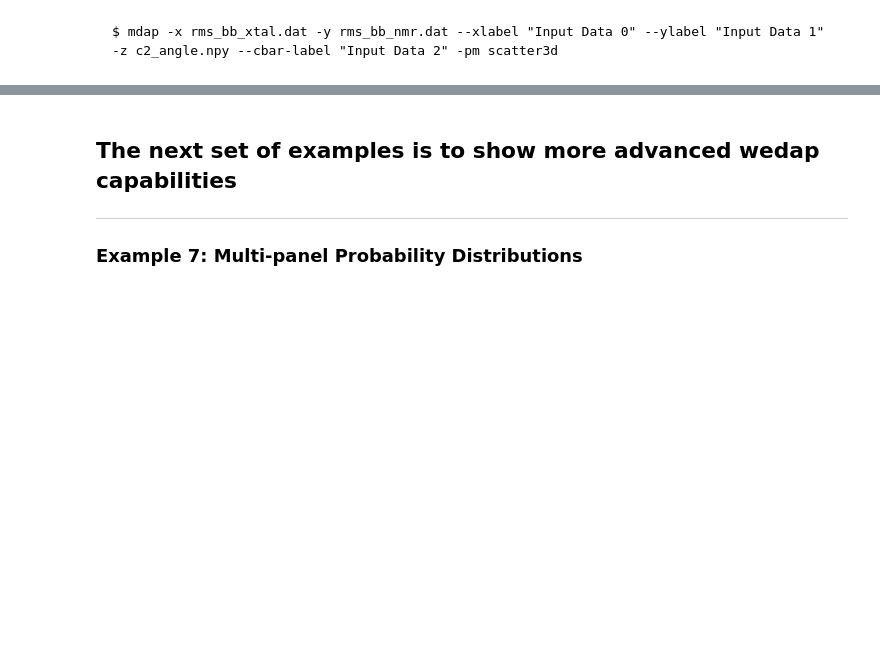
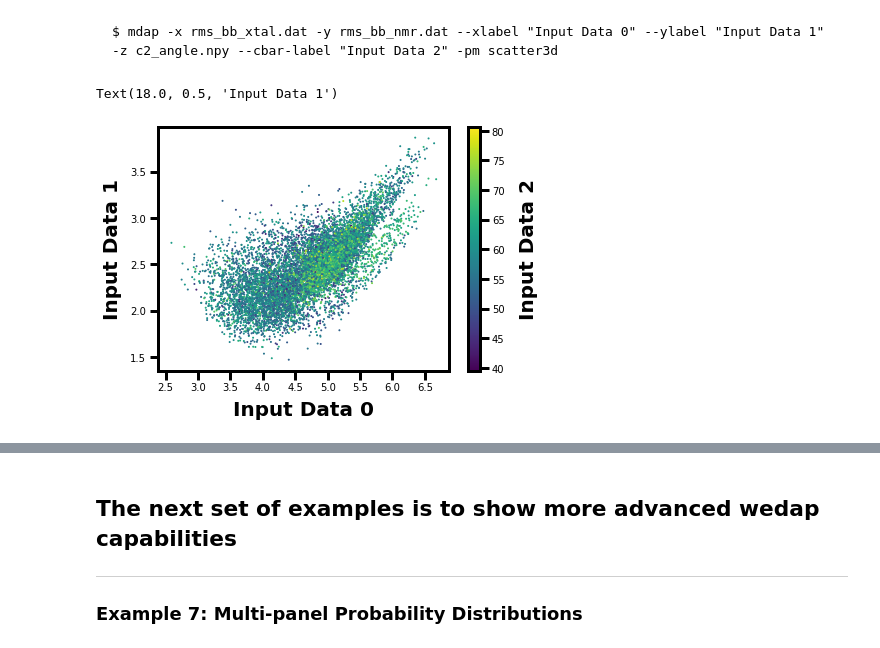
Before and after one commit to darianyang/wedap, a Jupyter notebook: examples/notebook/wedap_demo.ipynb, the cells around one changed output, grey strips where cells are left out. Saved outputs shown, nothing was run; the diff lists cells and outputs as text; code cells hidden in the pictures; blank space fills up the shorter version.

````diff
--- a/examples/notebook/wedap_demo.ipynb
+++ b/examples/notebook/wedap_demo.ipynb
@@ -224,3 +235,11 @@ $ mdap -x rms_bb_xtal.dat -y rms_bb_nmr.dat --xlabel "Input Data 0" --ylabel "In
 ```
 $ mdap -x rms_bb_xtal.dat -y rms_bb_nmr.dat --xlabel "Input Data 0" --ylabel "Input Data 1" -z c2_angle.npy --cbar-label "Input Data 2" -pm scatter3d
 ```
+# %%
+mdap.MD_Plot(Xname=["rms_bb_xtal.dat"], Yname=["rms_bb_nmr.dat"], Zname=["c2_angle.npy"],
+             data_type="pdist", cbar_label="Input Data 2", plot_mode="scatter3d").plot()
+plt.xlabel("Input Data 0")
+plt.ylabel("Input Data 1")
+# %% [output]
+Text(18.0, 0.5, 'Input Data 1')
+[figure, added]
````
Also changed, not shown: parts of 10 cells of this notebook, 1 other file.
